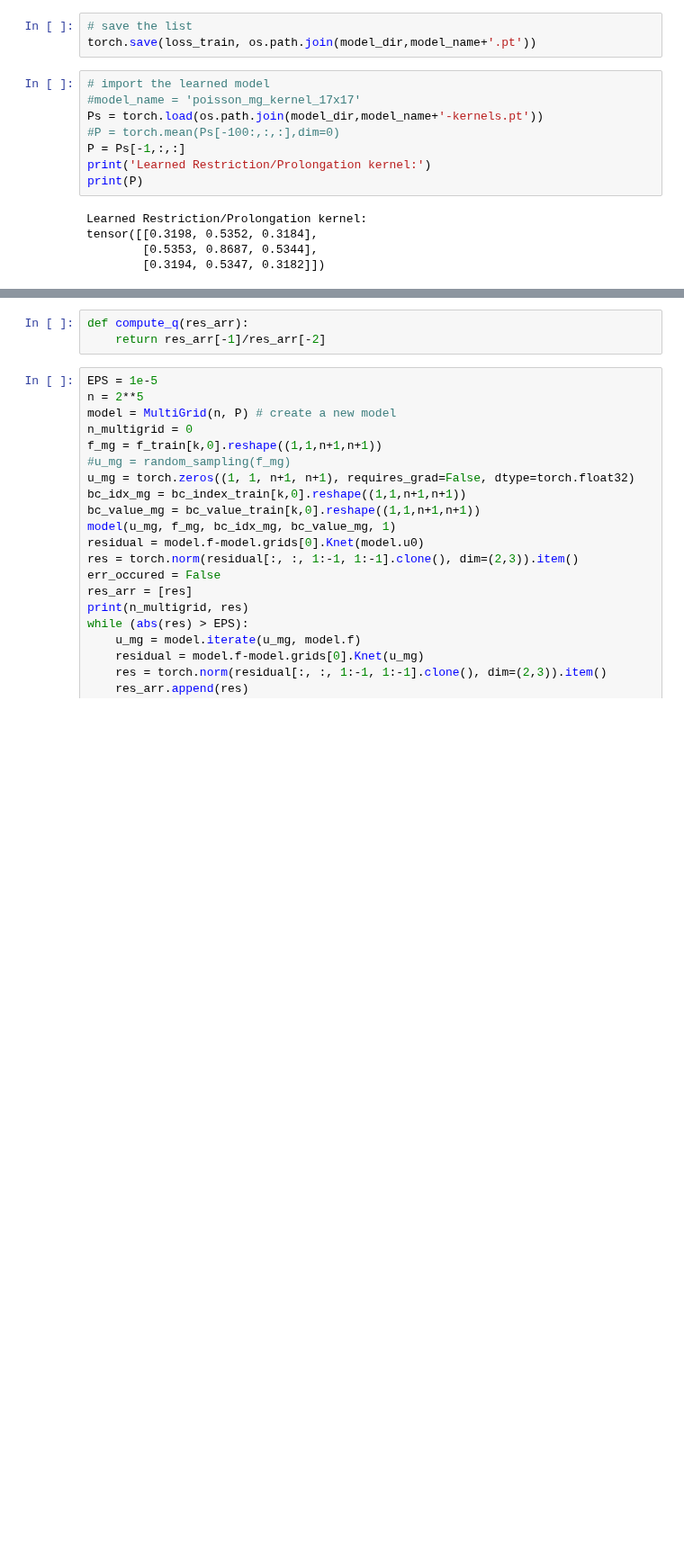
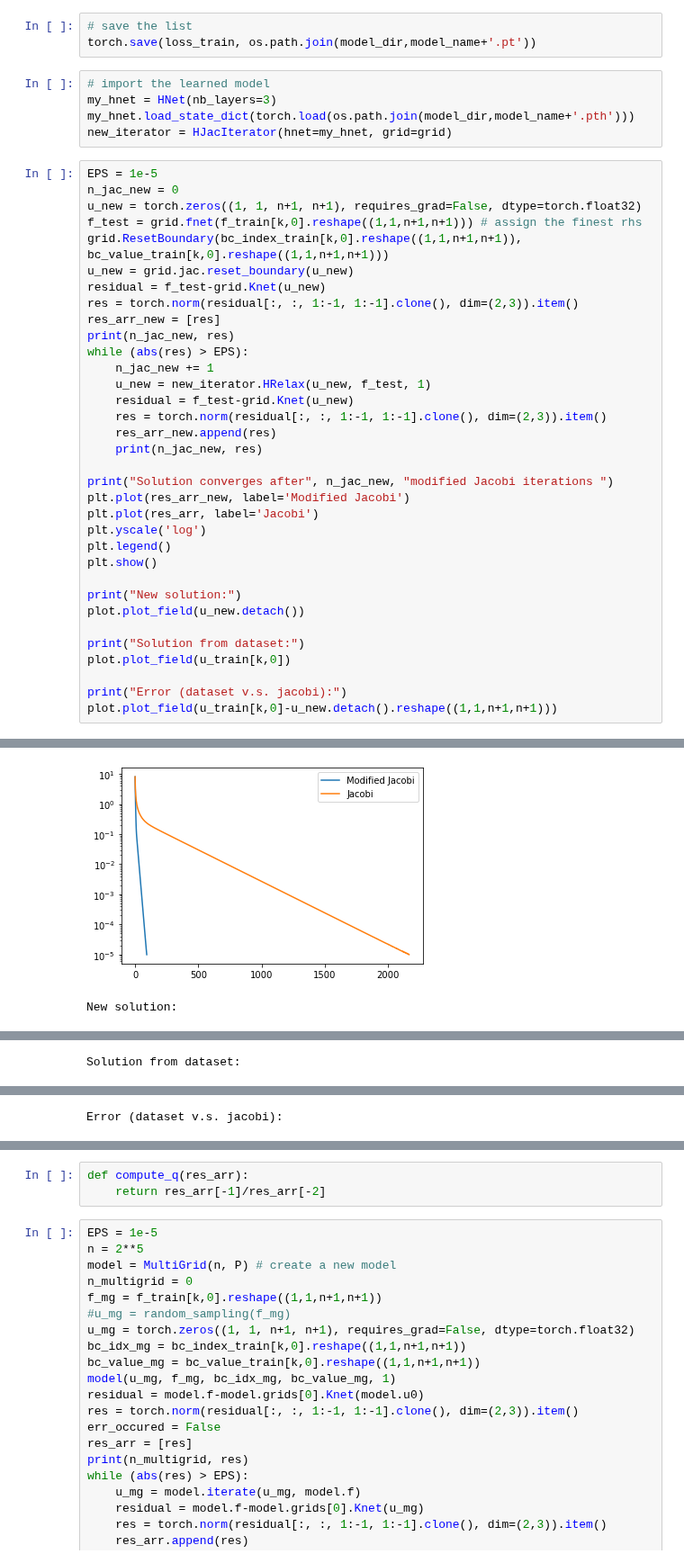
Before and after one commit to longfish/Multigrid-FEANet, a Jupyter notebook: M-FEANet-iterator.ipynb, the cells around one changed output, grey strips where cells are left out. Shown at 90% size. Drawn from its saved outputs; the diff is of its cells as text; blank space fills up the shorter version.

```diff
--- a/M-FEANet-iterator.ipynb
+++ b/M-FEANet-iterator.ipynb
@@ -230,16 +268,43 @@ Average q:  tensor(0.1983) , STD:  tensor(0.0131)
 # %%
 # save the list
 torch.save(loss_train, os.path.join(model_dir,model_name+'.pt'))
-# %%
-# import the learned model
-#model_name = 'poisson_mg_kernel_17x17'
-Ps = torch.load(os.path.join(model_dir,model_name+'-kernels.pt'))
-#P = torch.mean(Ps[-100:,:,:],dim=0)
-P = Ps[-1,:,:]
-print('Learned Restriction/Prolongation kernel:')
-print(P)
-# %% [output]
-Learned Restriction/Prolongation kernel:
-tensor([[0.3198, 0.5352, 0.3184],
-        [0.5353, 0.8687, 0.5344],
-        [0.3194, 0.5347, 0.3182]])
+# %%
+# import the learned model
+my_hnet = HNet(nb_layers=3)
+my_hnet.load_state_dict(torch.load(os.path.join(model_dir,model_name+'.pth')))
+new_iterator = HJacIterator(hnet=my_hnet, grid=grid)
+# %%
+EPS = 1e-5
+n_jac_new = 0
+u_new = torch.zeros((1, 1, n+1, n+1), requires_grad=False, dtype=torch.float32)
+f_test = grid.fnet(f_train[k,0].reshape((1,1,n+1,n+1))) # assign the finest rhs
+grid.ResetBoundary(bc_index_train[k,0].reshape((1,1,n+1,n+1)), bc_value_train[k,0].reshape((1,1,n+1,n+1)))
+u_new = grid.jac.reset_boundary(u_new)
+residual = f_test-grid.Knet(u_new)
+res = torch.norm(residual[:, :, 1:-1, 1:-1].clone(), dim=(2,3)).item()
+res_arr_new = [res]
+print(n_jac_new, res)
+while (abs(res) > EPS):
+    n_jac_new += 1
+    u_new = new_iterator.HRelax(u_new, f_test, 1)
+    residual = f_test-grid.Knet(u_new)
+    res = torch.norm(residual[:, :, 1:-1, 1:-1].clone(), dim=(2,3)).item()
+    res_arr_new.append(res)
+    print(n_jac_new, res)
+
+print("Solution converges after", n_jac_new, "modified Jacobi iterations ")
+plt.plot(res_arr_new, label='Modified Jacobi')
+plt.plot(res_arr, label='Jacobi')
+plt.yscale('log')
+plt.legend()
+plt.show()
+
+print("New solution:")
+plot.plot_field(u_new.detach())
+
+print("Solution from dataset:")
+plot.plot_field(u_train[k,0])
+
+print("Error (dataset v.s. jacobi):")
+plot.plot_field(u_train[k,0]-u_new.detach().reshape((1,1,n+1,n+1)))
+# %% [output]
@@ -245,0 +328,2 @@ tensor([[0.3198, 0.5352, 0.3184],
+[figure, added]
+New solution:
@@ -245,0 +331 @@ tensor([[0.3198, 0.5352, 0.3184],
+Solution from dataset:
@@ -245,0 +333 @@ tensor([[0.3198, 0.5352, 0.3184],
+Error (dataset v.s. jacobi):
```
Also changed, not shown: parts of 8 cells of this notebook, 4 other files.
